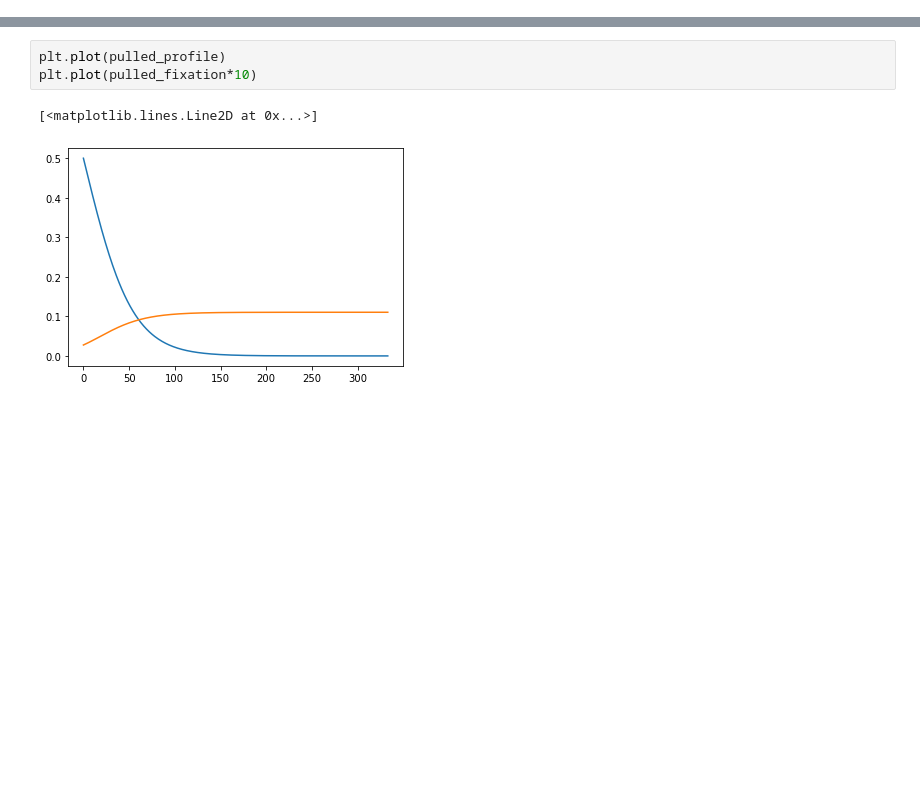
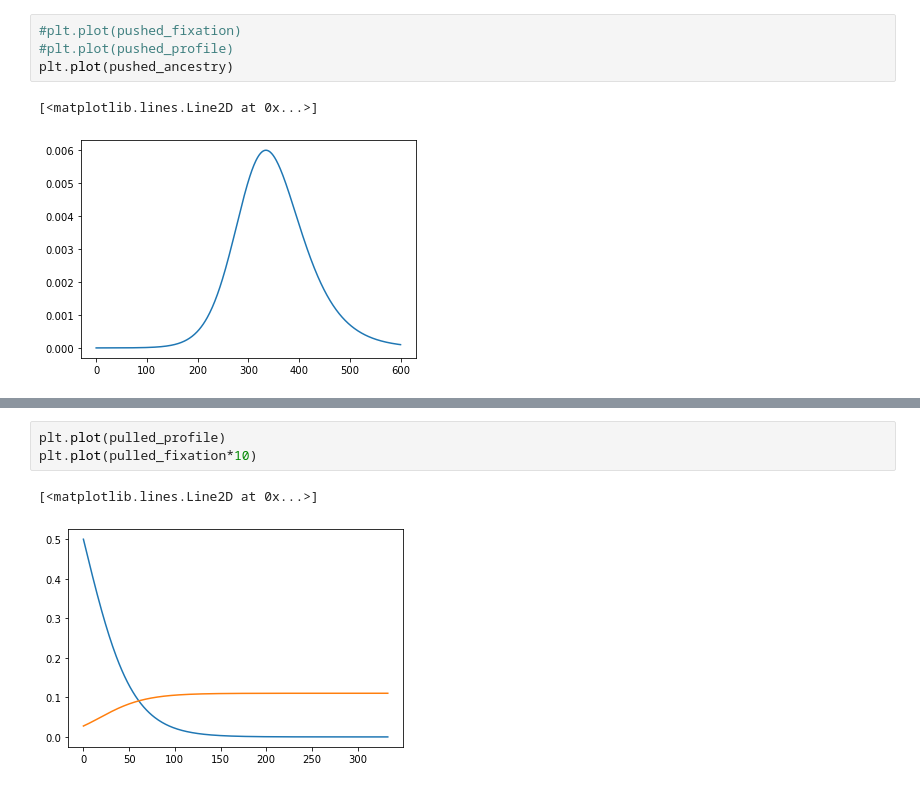
Before and after one commit to nkrishnan94/phage-abm, a Jupyter notebook: Untitled.ipynb, the cells around one changed output, grey strips where cells are left out. Cells and saved outputs as stored; diff of their text form; blank space fills up the shorter version.

```diff
--- a/Untitled.ipynb
+++ b/Untitled.ipynb
@@ -520,0 +560,7 @@ def FigS2_ancestry():
+# %%
+#plt.plot(pushed_fixation)
+#plt.plot(pushed_profile)
+plt.plot(pushed_ancestry)
+# %% [output]
+[<matplotlib.lines.Line2D at 0x...>]
+[figure, added]
```
Also changed, not shown: parts of 13 cells of this notebook, 11 other files.
